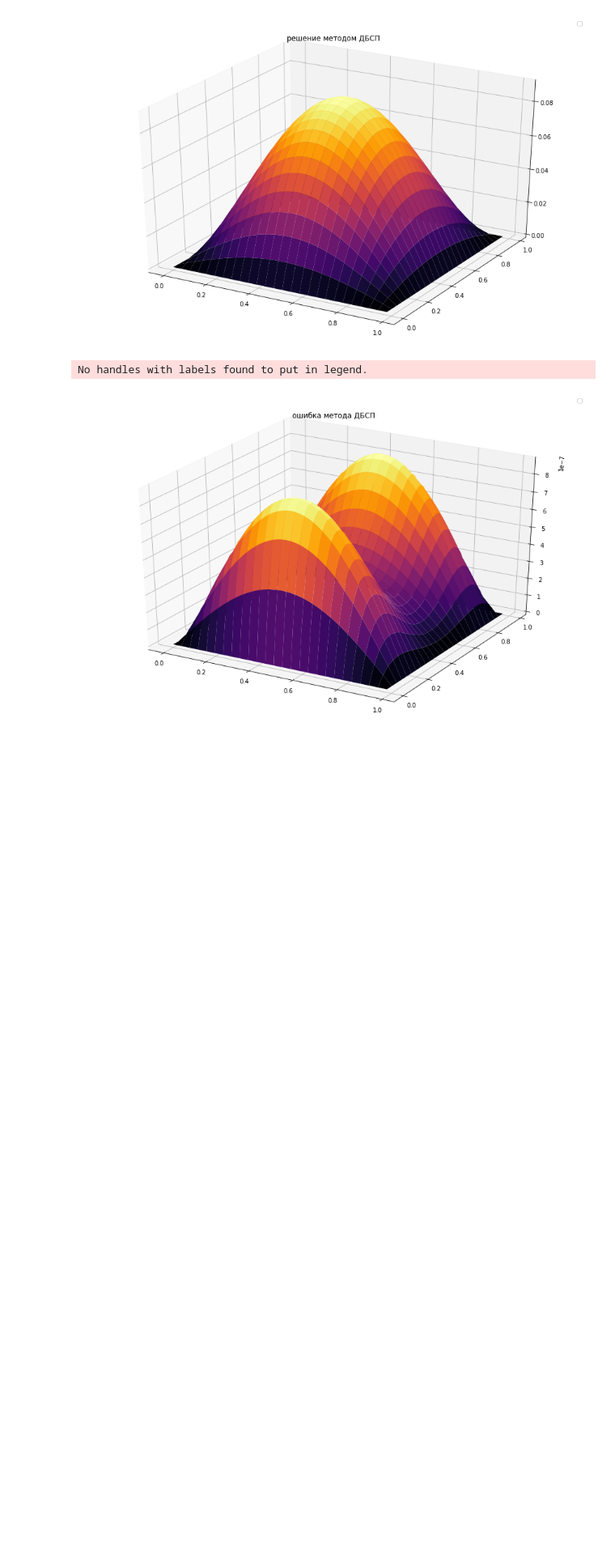
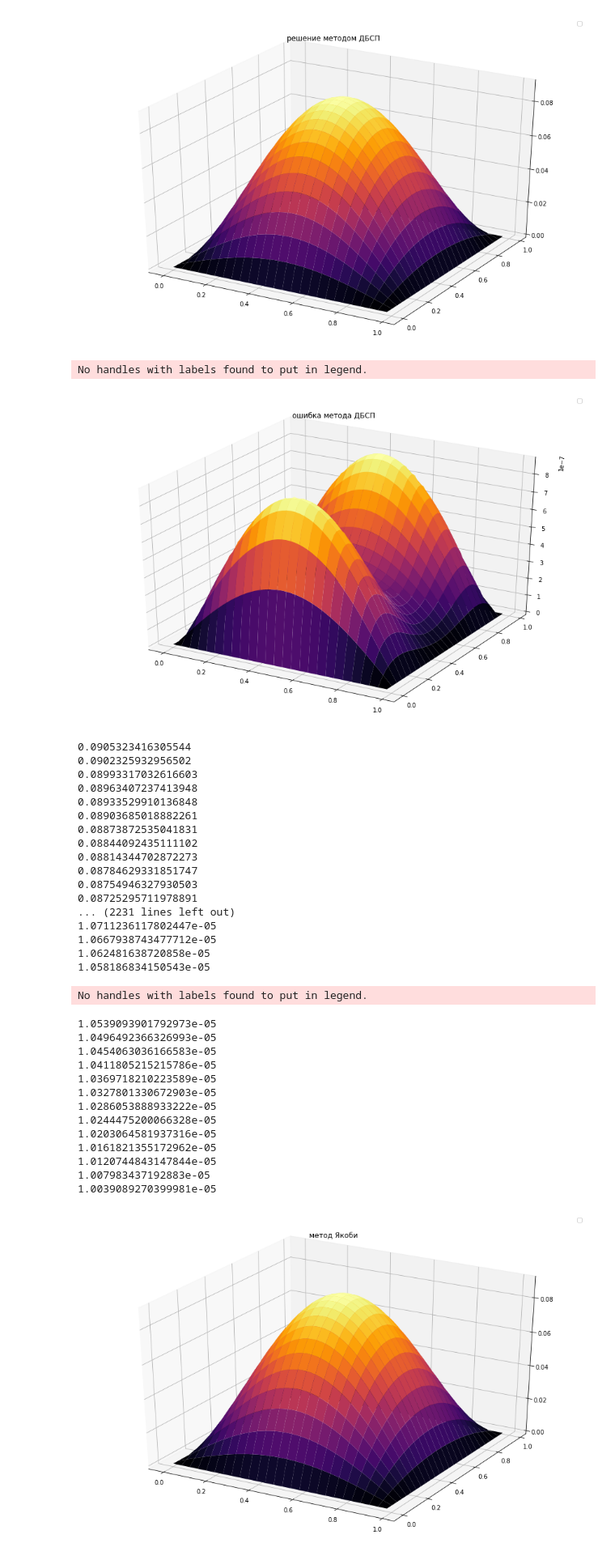
Before and after one commit to purgen219/coursework_comp_math, a Jupyter notebook: coursework_comp_math.ipynb, the cells around one changed output. Shown at 81% size. Cells and saved outputs as stored; diff of their text form; code cells hidden in the pictures; blank space fills up the shorter version.

```diff
--- a/coursework_comp_math.ipynb
+++ b/coursework_comp_math.ipynb
@@ -109,8 +109,41 @@ get_draw(analytical_Uxy - sin_conv, "ошибка метода ДБСП", 1/(STE
 No handles with labels found to put in legend.
 [figure]
 # %%
-u_jacobi, jacobi_time, iterations = Jacobi_method()
+u_jacobi, jacobi_time, iterations = Jacobi_method(sin_conv)
 get_draw(u_jacobi, "метод Якоби", 1/(STEPS+1))
+# %% [output]
+0.0905323416305544
+0.0902325932956502
+0.08993317032616603
+0.08963407237413948
+0.08933529910136848
+0.08903685018882261
+0.08873872535041831
+0.08844092435111102
+0.08814344702872273
+0.08784629331851747
+0.08754946327930503
+0.08725295711978891
+... (2231 lines left out)
+1.0711236117802447e-05
+1.0667938743477712e-05
+1.062481638720858e-05
+1.058186834150543e-05
+No handles with labels found to put in legend.
+1.0539093901792973e-05
+1.0496492366326993e-05
+1.0454063036166583e-05
+1.0411805215215786e-05
+1.0369718210223589e-05
+1.0327801330672903e-05
+1.0286053888933222e-05
+1.0244475200066328e-05
+1.0203064581937316e-05
+1.0161821355172962e-05
+1.0120744843147844e-05
+1.007983437192883e-05
+1.0039089270399981e-05
+[figure, added]
 # %%
 get_draw(analytical_Uxy - u_jacobi, "ошибка м. Якоби", 1/(STEPS+1))
 # %% [output]
```
Also changed, not shown: parts of 9 cells of this notebook, 2 other files.
